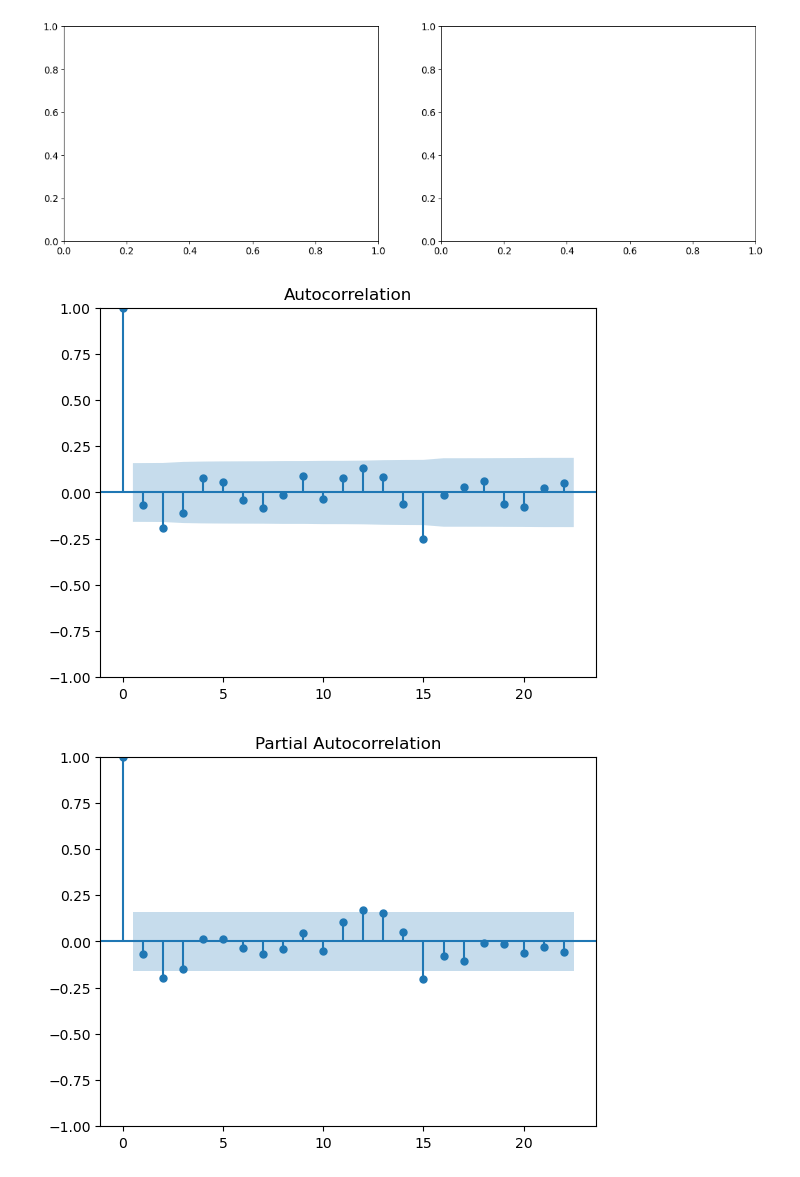
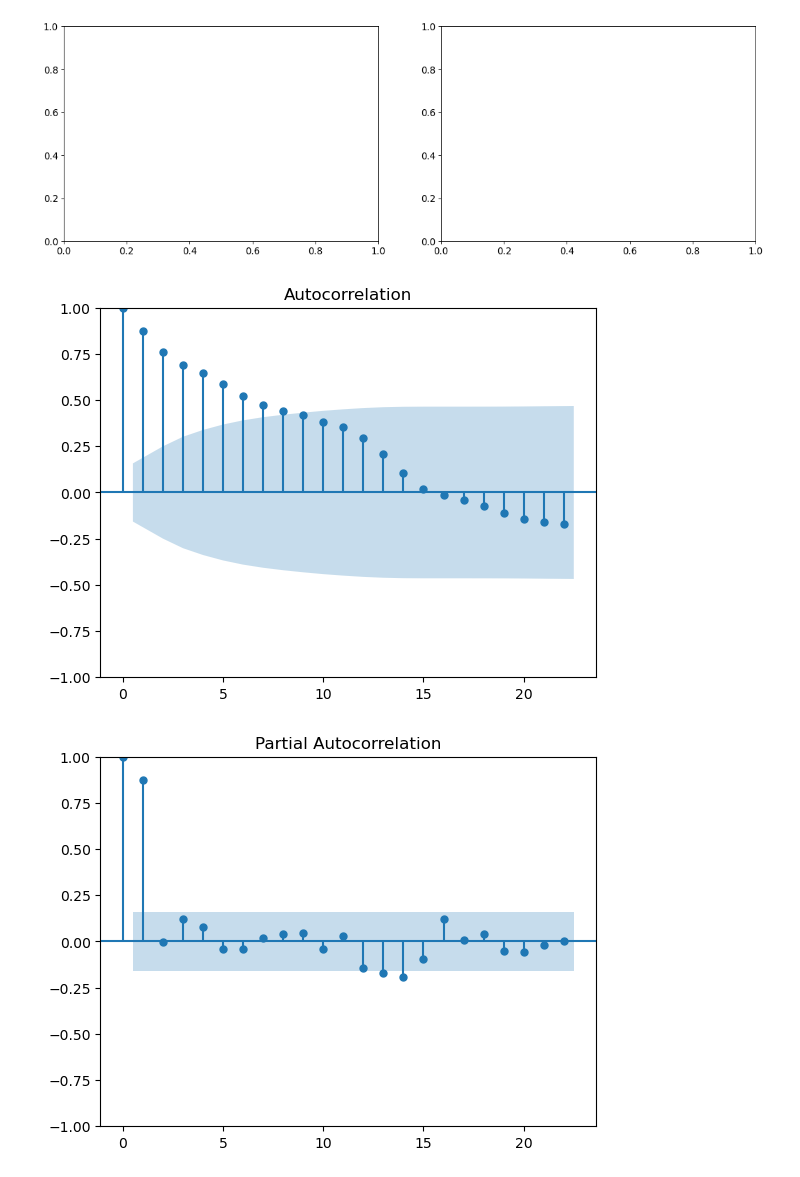
Before and after one commit to Erdos-Projects/spring-2026-busy-airports, a Jupyter notebook: notebooks/model_evaluation.ipynb, the cells around one changed output. Cells and saved outputs as stored; diff of their text form; code cells hidden in the pictures.

```diff
--- a/notebooks/model_evaluation.ipynb
+++ b/notebooks/model_evaluation.ipynb
@@ -24,8 +24,8 @@ data_proc['month'] = pd.to_datetime(data_proc['datetime']).dt.month
 data_proc['datetime'] = pd.to_datetime(data_proc['datetime'])
 data_proc = data_proc.groupby(pd.Grouper(key='datetime', freq='W'))['total_passenger_throughput'].sum().iloc[1:-1].reset_index()
 
-data_proc['week'] = pd.to_datetime(data_proc['datetime']).dt.strftime('%U').astype(int)
-
+#data_proc['week'] = pd.to_datetime(data_proc['datetime']).dt.strftime('%U').astype(int)
+data_proc['week'] = data_proc['datetime'].dt.isocalendar().week.astype(int)
 #data_proc = data_proc.groupby(pd.Grouper(key='datetime', freq='W'))['total_passenger_throughput'].sum().iloc[1:-1]
 # %%
 data_proc = data_proc.iloc[:-int(len(data_proc) * 0.25)]
@@ -64,17 +64,17 @@ plot_passenger_volumes(df=data_proc,x='datetime', y='total_passenger_throughput_
 # %%
 # Import packages
 import matplotlib.pyplot as plt
 from statsmodels.graphics.tsaplots import plot_pacf, plot_acf
 
 # Plot acf and pacf
 fig, (ax1, ax2) = plt.subplots(1, 2, figsize=(16, 5), dpi=80)
-plot_acf(data_proc['passengers_boxcox_diff'])
-plot_pacf(data_proc['passengers_boxcox_diff'])
+plot_acf(data_proc['passengers_boxcox'])
+plot_pacf(data_proc['passengers_boxcox'])
 ax1.tick_params(axis='both', labelsize=12)
 ax2.tick_params(axis='both', labelsize=12)
 plt.show()
 # %% [output]
 [figure]
-[figure, old version]
+[figure, new version]
-[figure, old version]
+[figure, new version]
 # %%
```
Also changed, not shown: parts of 7 cells of this notebook.
